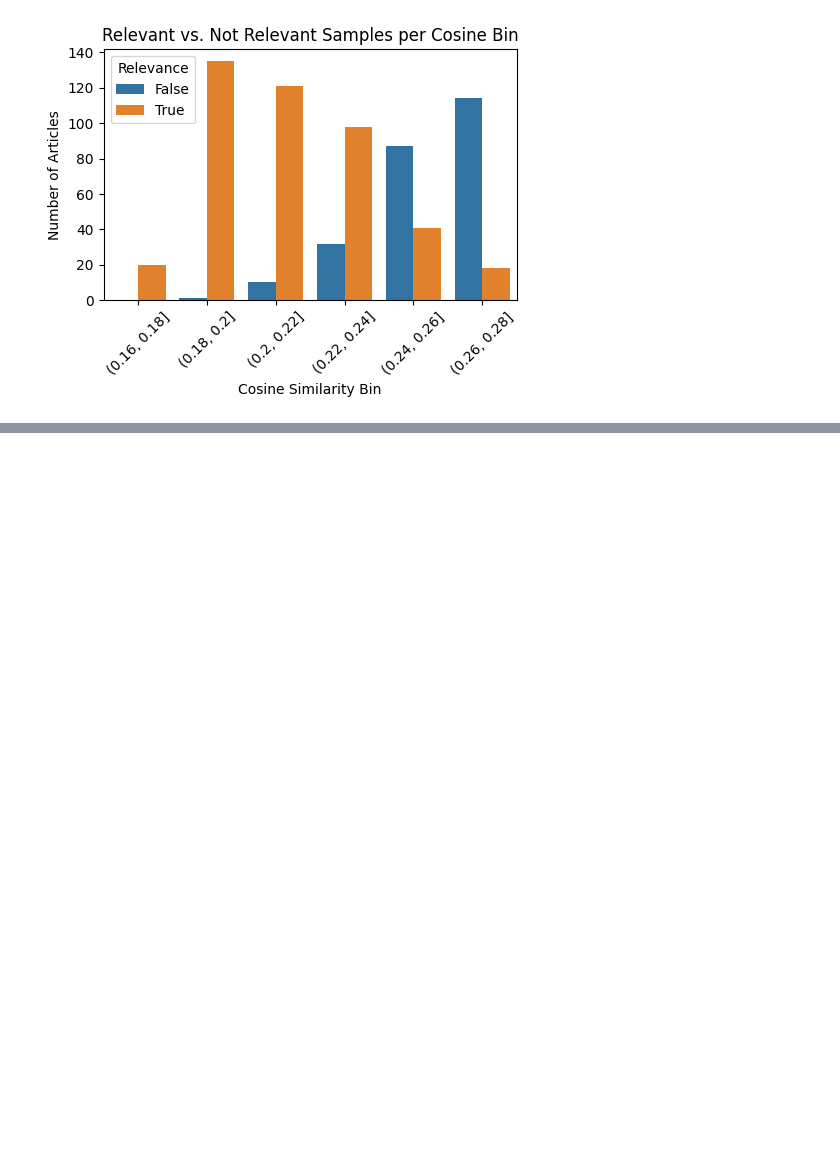
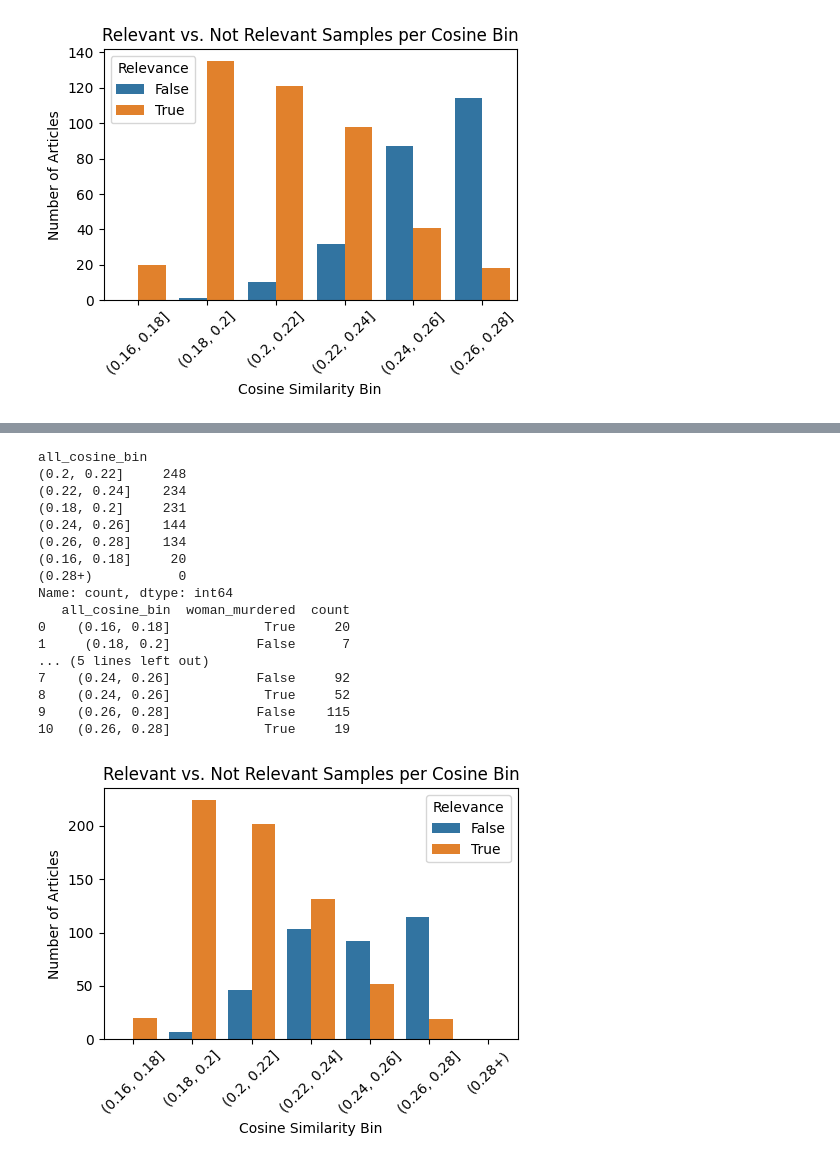
Before and after one commit to madelinemmiller18/geonews_femicide, a Jupyter notebook: experiments/exploratory/relevance_analysis.ipynb, the cells around one changed output, grey strips where cells are left out. Saved outputs shown, nothing was run; the diff lists cells and outputs as text; code cells hidden in the pictures; blank space fills up the shorter version.

```diff
--- a/experiments/exploratory/relevance_analysis.ipynb
+++ b/experiments/exploratory/relevance_analysis.ipynb
@@ -272,42 +388,3 @@ plt.show()
 | 744 | 00748561-ec63-4b22-bd89-78be9a6aa66b | DE212, DE214, DE21M | http://www.heimatzeitung.de/lokal... | heimatzeitung.de | 2017-01-08 | 0.262133 |
 | 1108 | 00acf420-444c-4d22-8434-280894a04f39 | DE731 | http://www.fnp.de/rhein-main/Gede... | fnp.de | 2017-04-06 | 0.271431 |
 | 1488 | 00ec12a3-59be-4bfd-9c07-2ae1e38c96ac | DE300 | https://www.merkur.de/deutschland... | merkur.de | 2023-04-18 | 0.215143 |
-# %%
-#For all checked results, how many relavant/irrelavant articles are included in each cosine bin?
-
-#sort all checked into bins (add cosine bin row)
-df_25['all_cosine_bin'] = pd.cut(
-    df_32_checked['cos_dist'],
-    bins=[0.16, 0.18, 0.20, 0.22, 0.24, 0.26, 0.28, np.inf],
-    labels=['(0.16, 0.18]', '(0.18, 0.2]', '(0.2, 0.22]',
-            '(0.22, 0.24]', '(0.24, 0.26]', '(0.26, 0.28]', '(0.28+)']
-)
-
-# Check result
-print(df_25['all_cosine_bin'].value_counts())
-
-# Count relevant and not relevant per bin
-bin_counts = df_sampled.groupby(['query_32_cosine_bin', 'woman_murdered']).size().reset_index(name='count')
-
-print(bin_counts)
-
-# sort bins numerically
-bin_order = ['(0.16, 0.18]', '(0.18, 0.2]', '(0.2, 0.22]', '(0.22, 0.24]', '(0.24, 0.26]', '(0.26, 0.28]']
-bin_counts['query_32_cosine_bin'] = pd.Categorical(bin_counts['query_32_cosine_bin'], categories=bin_order, ordered=True)
-bin_counts = bin_counts.sort_values('query_32_cosine_bin')
-
-# Plotting
-plt.figure(figsize=(5,4))
-sns.barplot(
-    data=bin_counts,
-    x='query_32_cosine_bin',
-    y='count',
-    hue='woman_murdered'
-)
-plt.title('Relevant vs. Not Relevant Samples per Cosine Bin')
-plt.xlabel('Cosine Similarity Bin')
-plt.ylabel('Number of Articles')
-plt.xticks(rotation=45)
-plt.legend(title='Relevance')
-plt.tight_layout()
-plt.show()
@@ -534,0 +446,21 @@ Keywords below 50% relevance (weak/negative predictors): 8
+# %%
+cos_bin_check(dfs_processed['32_homicide-female_DE'],df_tag)
+# %% [output]
+all_cosine_bin
+(0.2, 0.22]     248
+(0.22, 0.24]    234
+(0.18, 0.2]     231
+(0.24, 0.26]    144
+(0.26, 0.28]    134
+(0.16, 0.18]     20
+(0.28+)           0
+Name: count, dtype: int64
+   all_cosine_bin  woman_murdered  count
+0    (0.16, 0.18]            True     20
+1     (0.18, 0.2]           False      7
+... (5 lines left out)
+7    (0.24, 0.26]           False     92
+8    (0.24, 0.26]            True     52
+9    (0.26, 0.28]           False    115
+10   (0.26, 0.28]            True     19
+[figure, added]
```
Also changed, not shown: parts of 13 cells of this notebook, 7 other files.
